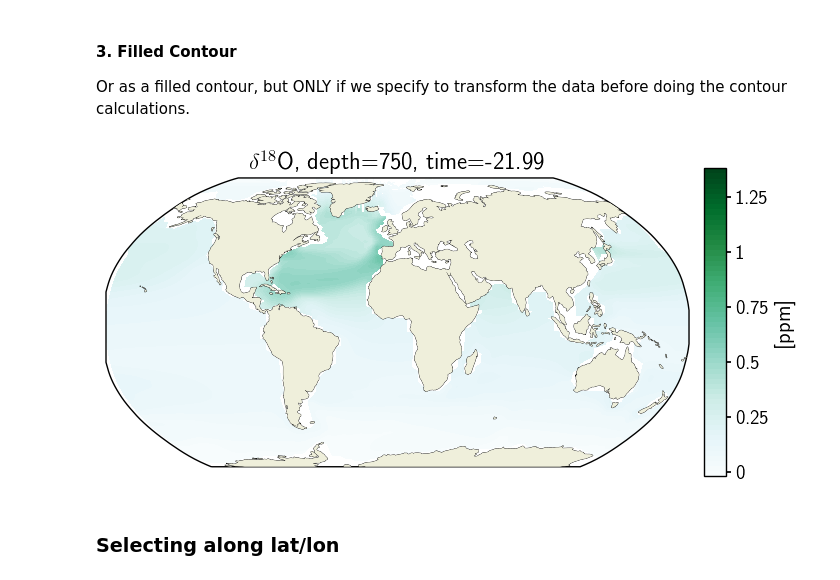
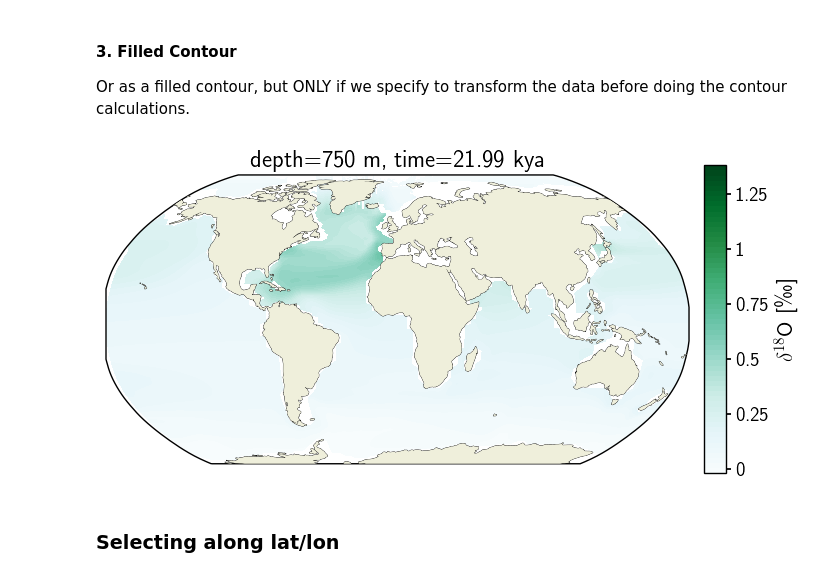
Before and after one commit to jordanplanders/citrace_paleobook, a Jupyter notebook: notebooks/lifehacks/working_with_data_on_a_model_grid.ipynb, the cells around one changed output. Saved outputs shown, nothing was run; the diff lists cells and outputs as text; code cells hidden in the pictures.

```diff
--- a/notebooks/lifehacks/working_with_data_on_a_model_grid.ipynb
+++ b/notebooks/lifehacks/working_with_data_on_a_model_grid.ipynb
@@ -470,26 +470,26 @@ Or as a filled contour, but ONLY if we specify to transform the data before doin
 # %%
 fig = plt.figure(figsize=(8, 4))
 # 1 row, 2 columns, .05 space between columns, 8:.3 ratio of left column to right column
 gs = gridspec.GridSpec(1, 2, wspace=0.05, width_ratios=[8, .3])
 
 # add subplot with specified map projection and coastlines (GeoAxes)
 ax2 = fig.add_subplot(gs[0, 0], projection=ccrs.Robinson(central_longitude=0))
 ax2.add_feature(cfeature.COASTLINE, edgecolor='k',linewidth=.5)
 
 cf2 = ax2.contourf(c_snapshot_data.TLONG,c_snapshot_data.TLAT,c_snapshot_data,  ax2_levels,#cmap='BuGn',
                    transform=ccrs.PlateCarree(),cmap=cf2_kwargs_d18O['cmap'], transform_first=True,
                                   norm=cf2_kwargs_d18O['norm'], extent='both'#, **cf2_kwargs)#transform=ccrs.PlateCarree()# levels=ax2_levels,
                   )
 
 ax2.add_feature(cfeature.LAND, zorder=14)
 # add annotations (colorbar, title)
 ax2_cb = fig.add_subplot(gs[0, 1])
-cb2 = plt.colorbar(ax2_sm_d18O,cax=ax2_cb, orientation='vertical',label=colorbar_units,
+cb2 = plt.colorbar(ax2_sm_d18O,cax=ax2_cb, orientation='vertical',label=' '.join([title_var,colorbar_units]),
                    format=FormatStrFormatter('%g'))
 
-ax2.set_title(title_var+traits.format(depth, time));
+ax2.set_title(traits.format(depth, -1*time));
 # %% [output]
-[figure, old version]
+[figure, new version]
 # %% [markdown]
 ### Selecting along lat/lon
 # %% [markdown]
```
